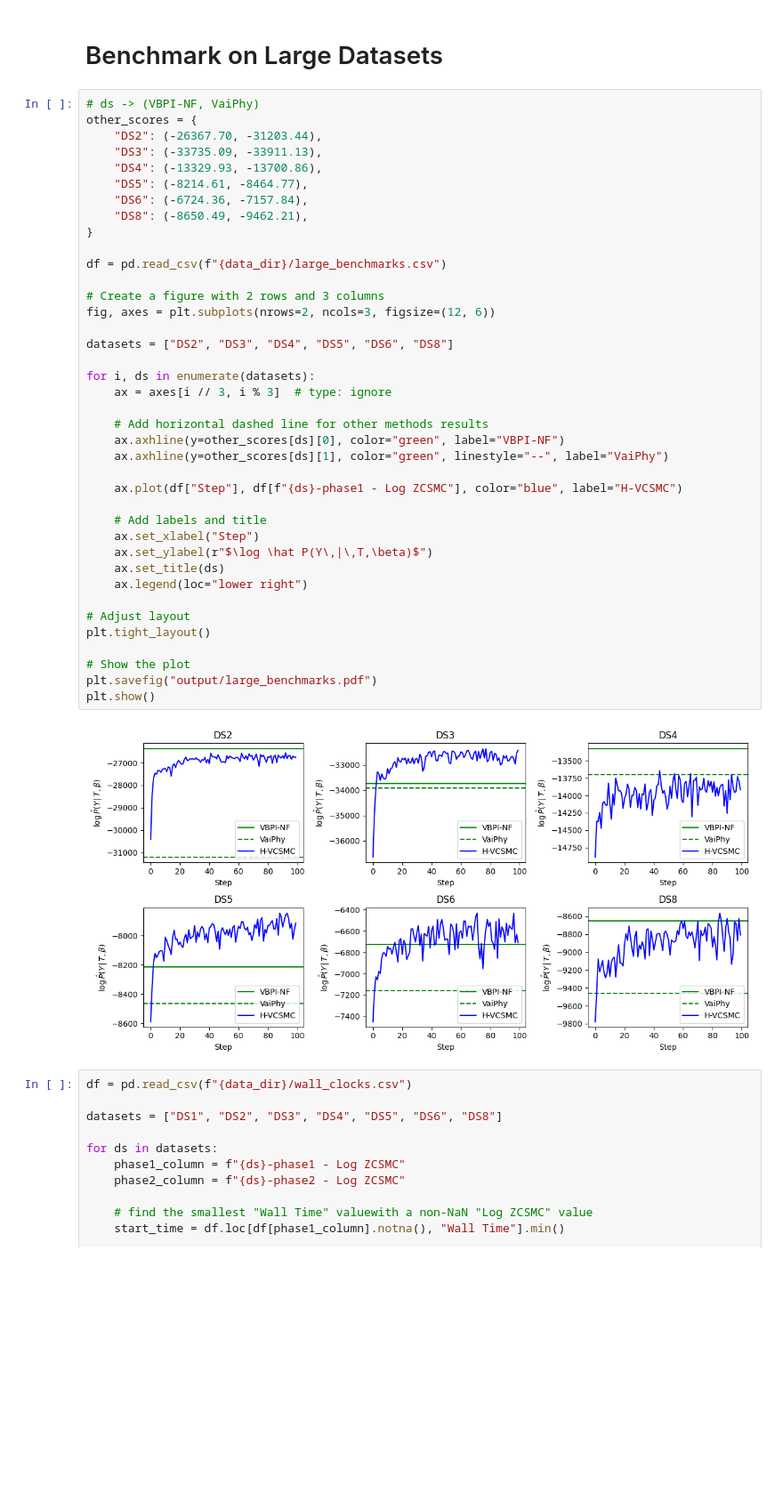
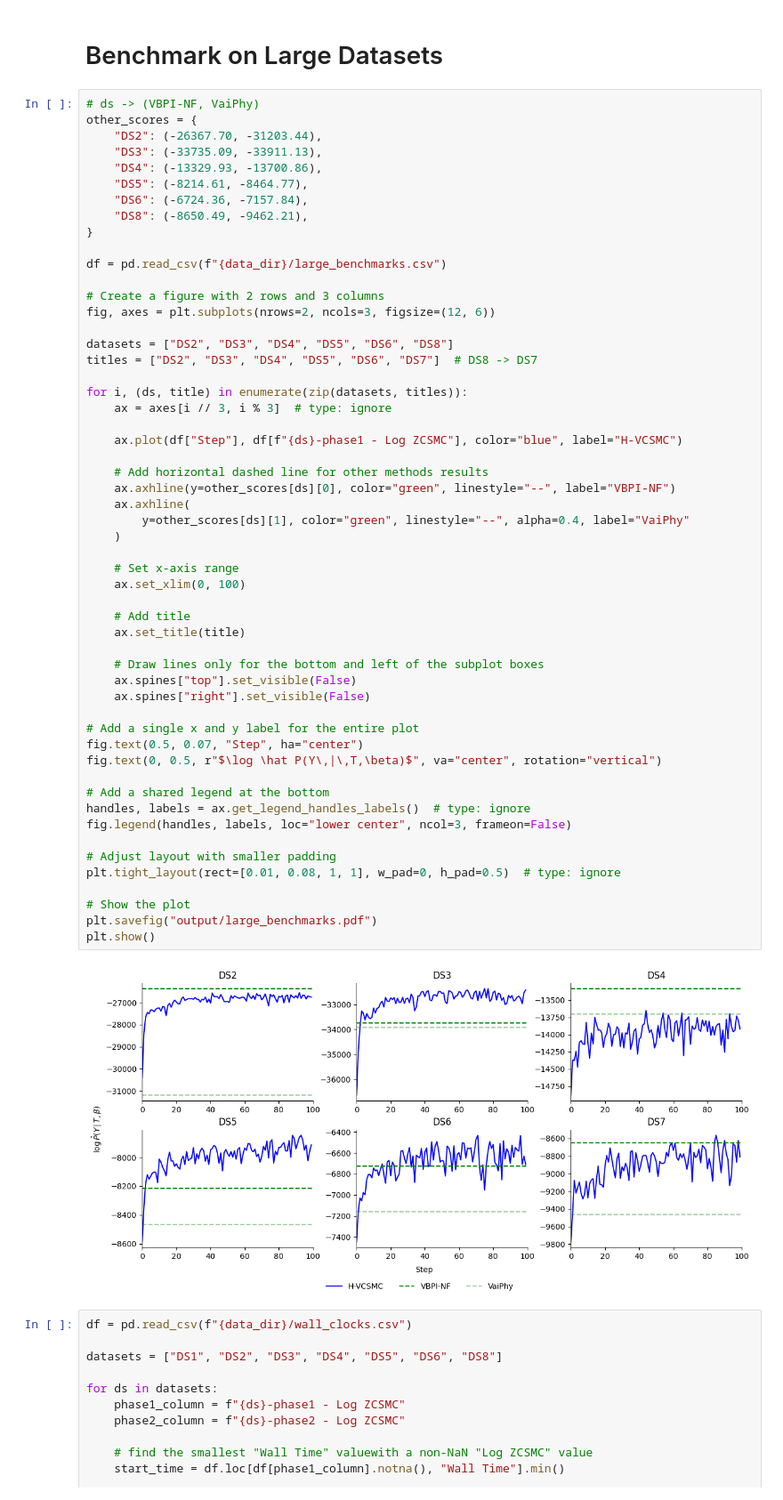
Before and after one commit to axchen7/vcsmc, a Jupyter notebook: iclr_figures/plots.ipynb, the cells around one changed output. Shown at 89% size. Cells and saved outputs as stored; diff of their text form; blank space fills up the shorter version.

Commit message:
Update large benchmark figure

```diff
--- a/iclr_figures/plots.ipynb
+++ b/iclr_figures/plots.ipynb
@@ -427,44 +427,59 @@ plt.show()
 # %%
 # ds -> (VBPI-NF, VaiPhy)
 other_scores = {
     "DS2": (-26367.70, -31203.44),
     "DS3": (-33735.09, -33911.13),
     "DS4": (-13329.93, -13700.86),
     "DS5": (-8214.61, -8464.77),
     "DS6": (-6724.36, -7157.84),
     "DS8": (-8650.49, -9462.21),
 }
 
 df = pd.read_csv(f"{data_dir}/large_benchmarks.csv")
 
 # Create a figure with 2 rows and 3 columns
 fig, axes = plt.subplots(nrows=2, ncols=3, figsize=(12, 6))
 
 datasets = ["DS2", "DS3", "DS4", "DS5", "DS6", "DS8"]
+titles = ["DS2", "DS3", "DS4", "DS5", "DS6", "DS7"]  # DS8 -> DS7
 
-for i, ds in enumerate(datasets):
+for i, (ds, title) in enumerate(zip(datasets, titles)):
     ax = axes[i // 3, i % 3]  # type: ignore
-
-    # Add horizontal dashed line for other methods results
-    ax.axhline(y=other_scores[ds][0], color="green", label="VBPI-NF")
-    ax.axhline(y=other_scores[ds][1], color="green", linestyle="--", label="VaiPhy")
 
     ax.plot(df["Step"], df[f"{ds}-phase1 - Log ZCSMC"], color="blue", label="H-VCSMC")
 
-    # Add labels and title
-    ax.set_xlabel("Step")
-    ax.set_ylabel(r"$\log \hat P(Y\,|\,T,\beta)$")
-    ax.set_title(ds)
-    ax.legend(loc="lower right")
+    # Add horizontal dashed line for other methods results
+    ax.axhline(y=other_scores[ds][0], color="green", linestyle="--", label="VBPI-NF")
+    ax.axhline(
+        y=other_scores[ds][1], color="green", linestyle="--", alpha=0.4, label="VaiPhy"
+    )
 
-# Adjust layout
-plt.tight_layout()
+    # Set x-axis range
+    ax.set_xlim(0, 100)
+
+    # Add title
+    ax.set_title(title)
+
+    # Draw lines only for the bottom and left of the subplot boxes
+    ax.spines["top"].set_visible(False)
+    ax.spines["right"].set_visible(False)
+
+# Add a single x and y label for the entire plot
+fig.text(0.5, 0.07, "Step", ha="center")
+fig.text(0, 0.5, r"$\log \hat P(Y\,|\,T,\beta)$", va="center", rotation="vertical")
+
+# Add a shared legend at the bottom
+handles, labels = ax.get_legend_handles_labels()  # type: ignore
+fig.legend(handles, labels, loc="lower center", ncol=3, frameon=False)
+
+# Adjust layout with smaller padding
+plt.tight_layout(rect=[0.01, 0.08, 1, 1], w_pad=0, h_pad=0.5)  # type: ignore
 
 # Show the plot
 plt.savefig("output/large_benchmarks.pdf")
 plt.show()
 # %% [output]
-[figure, old version]
+[figure, new version]
 # %%
 df = pd.read_csv(f"{data_dir}/wall_clocks.csv")
 
```
